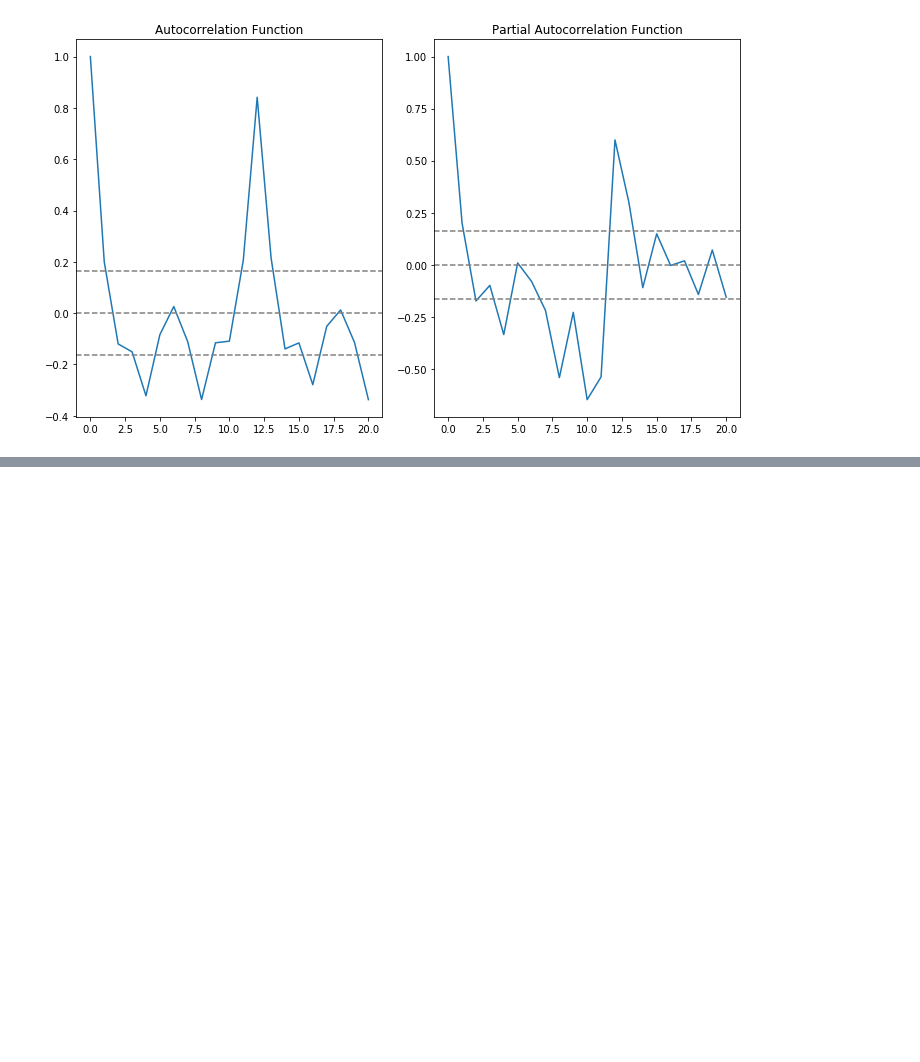
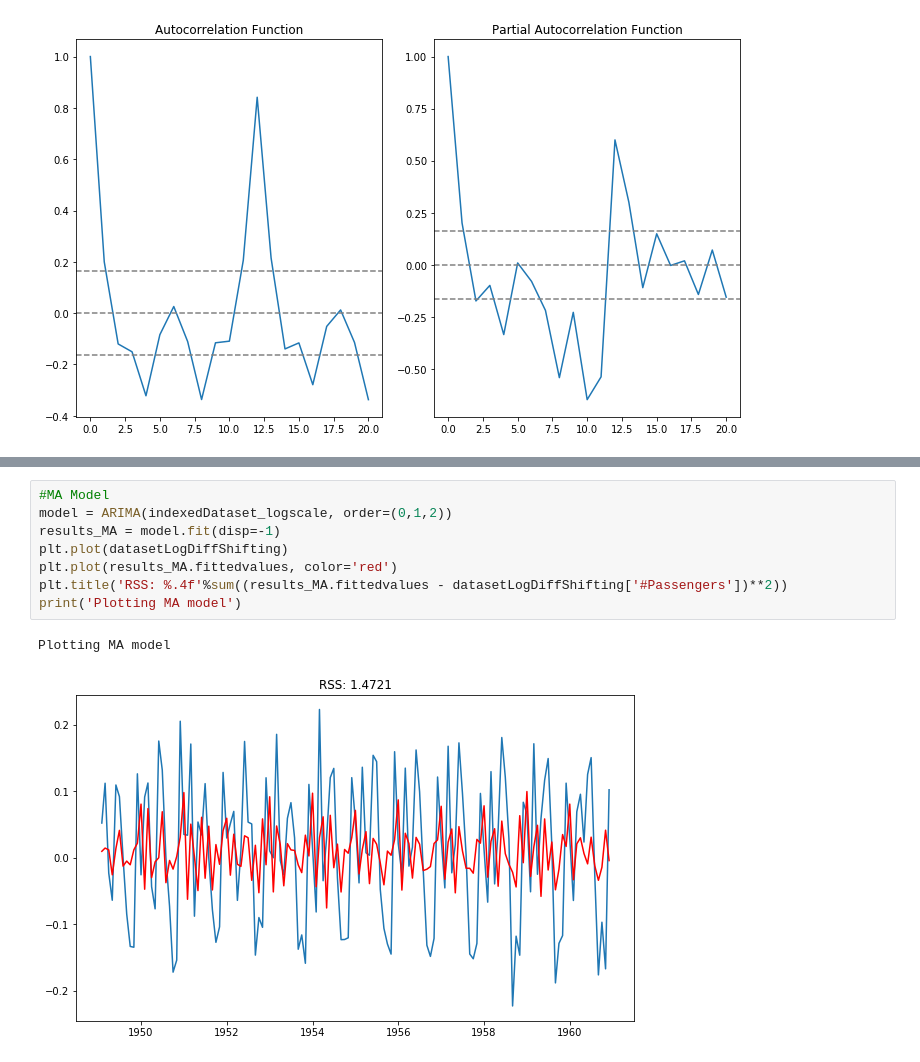
Before and after one commit to VPS-TRG/Time-series-forecasting-on-Air-Passengers, a Jupyter notebook: Time series forecasting.ipynb, the cells around one changed output, grey strips where cells are left out. Drawn from its saved outputs; the diff is of its cells as text; blank space fills up the shorter version.

```diff
--- a/Time series forecasting.ipynb
+++ b/Time series forecasting.ipynb
@@ -299,0 +315,11 @@ plt.tight_layout()
+# %%
+#MA Model
+model = ARIMA(indexedDataset_logscale, order=(0,1,2))
+results_MA = model.fit(disp=-1)
+plt.plot(datasetLogDiffShifting)
+plt.plot(results_MA.fittedvalues, color='red')
+plt.title('RSS: %.4f'%sum((results_MA.fittedvalues - datasetLogDiffShifting['#Passengers'])**2))
+print('Plotting MA model')
+# %% [output]
+Plotting MA model
+[figure, added]
```
Also changed, not shown: parts of 9 cells of this notebook.
